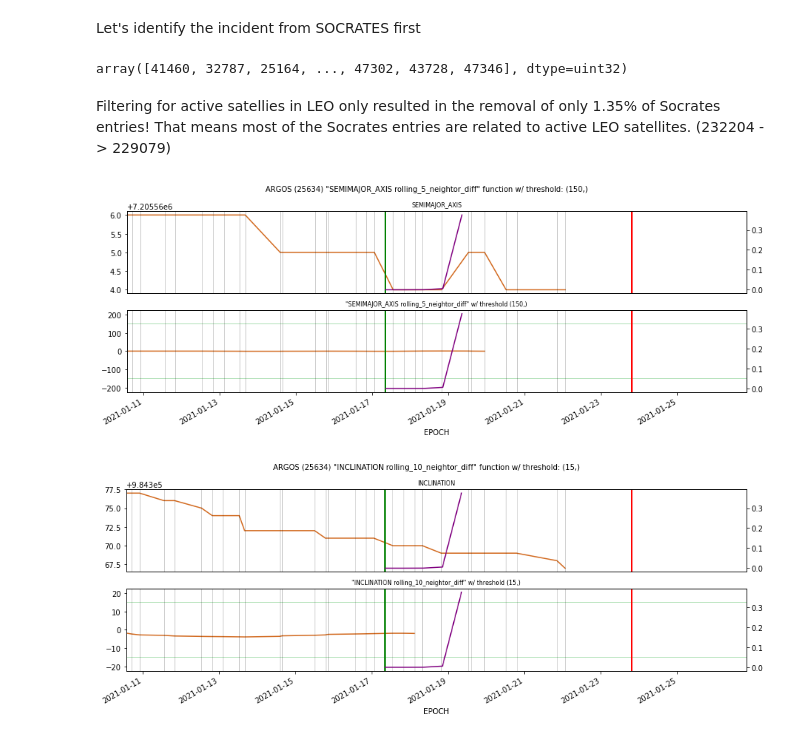
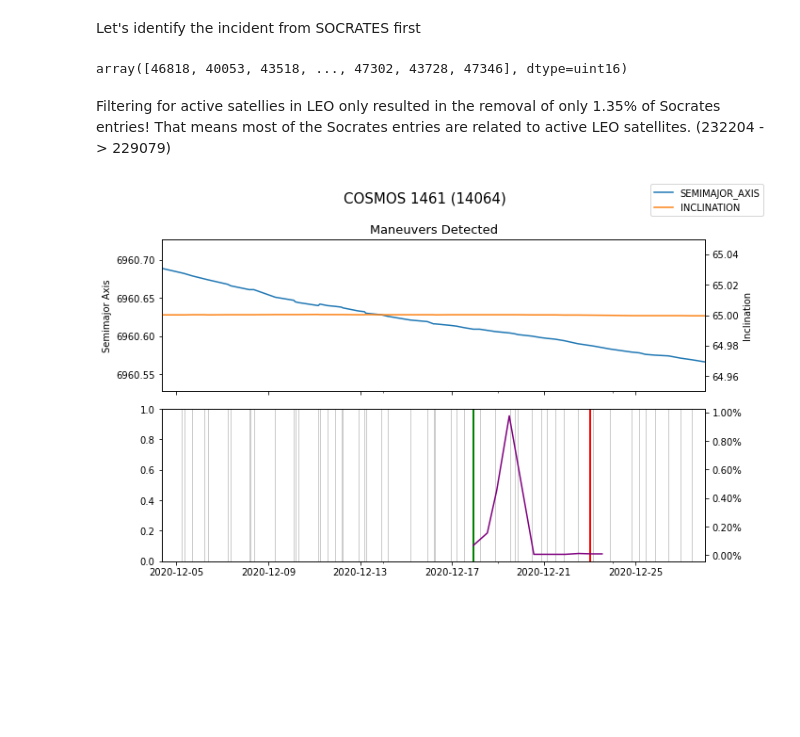
Before and after one commit to mads-hatters/SIADS-591-Orbital-Congestion, a Jupyter notebook: playground/tim_detect_maneuver/detect_maneuver_from_socrates_suggestions.ipynb, the cells around one changed output. Saved outputs shown, nothing was run; the diff lists cells and outputs as text; code cells hidden in the pictures; blank space fills up the shorter version.

Commit message:
Socrates RMM generate and update maneuver image generate

```diff
--- a/playground/tim_detect_maneuver/detect_maneuver_from_socrates_suggestions.ipynb
+++ b/playground/tim_detect_maneuver/detect_maneuver_from_socrates_suggestions.ipynb
@@ -108,14 +102,14 @@ socrates['tca_rounded'] = socrates['tca_time'].dt.round('30min')
 
 # socrates
 # %%
-path = f'../../../siads591 data/payload_maneuver_pkl/all.pkl' # path to the data file
-active_satellites = pd.read_pickle(path).reset_index()
-active_satellites = active_satellites[active_satellites.EPOCH > "2020-11-01"]
-unique_active_satellites = active_satellites.NORAD_CAT_ID.unique()
+path = f'../../../siads591 data/filtered_raw/payload.pkl.gz' # path to the data file
+df = pd.read_pickle(path, compression="gzip")
+
+unique_active_satellites = df[df.index > "2020-11-01"].NORAD_CAT_ID.unique()
 # %%
 unique_active_satellites
 # %% [output]
-array([41460, 32787, 25164, ..., 47302, 43728, 47346], dtype=uint32)
+array([46818, 40053, 43518, ..., 47302, 43728, 47346], dtype=uint16)
 # %% [markdown]
 Filtering for active satellies in LEO only resulted in the removal of only 1.35% of Socrates entries! That means most of the Socrates entries are related to active LEO satellites. (232204 -> 229079)
 # %%
@@ -141,47 +135,58 @@ active_socrates = active_socrates.sort_values(by="max_prob", ascending=False)
 # each row represents an active satellite in an event, sorted by max max_prob
 it = active_socrates.iterrows()
 # %%
-maneuver_functions = [
-    ("SEMIMAJOR_AXIS", "rolling_5_neightor_diff", lambda x:x.rolling(5, min_periods=1).mean().shift(-4) - x.rolling(5, min_periods=1).mean(), [150]),
-    ("INCLINATION", "rolling_10_neightor_diff", lambda x:x.rolling(10, min_periods=1).mean().shift(-9) - x.rolling(10, min_periods=1).mean(), [15]),
-]
+combined_maneuver_functions = {
+    'INCLINATION': [
+        ("rolling_10_neightor_diff", lambda x:x.rolling(10, min_periods=1).mean().shift(-9) - x.rolling(10, min_periods=1).mean(), [0.008]),
+    ],
+    'SEMIMAJOR_AXIS': [
+        ("rolling_3_neightor_diff", lambda x:x.rolling(3, min_periods=1).mean().shift(-2) - x.rolling(3, min_periods=1).mean(), [0.025]),
+    ],
+}
 # %%
 # loop them 1 by 1 manually
 while True:
     row = next(it)[1]
     if row["max_prob"] < 0.005:
         break
     norad_id = row['norad_id']
     tca_r = row['tca_r']
 
     soc_data = socrates[((socrates.sat1_norad == norad_id) | (socrates.sat2_norad == norad_id)) & (socrates.tca_rounded == tca_r)].drop_duplicates(subset=["extract_date"]).sort_values(by="extract_date").copy()
+    if len(soc_data) <= 1:
+        continue
     # display(soc_data)
 
-    sat = active_satellites[active_satellites.NORAD_CAT_ID == norad_id].copy()
+    sat = df[df.NORAD_CAT_ID == norad_id].reset_index().copy()
     sat = sat.drop_duplicates(subset=["EPOCH"])
-    sat = sat.set_index("EPOCH")[['SEMIMAJOR_AXIS','INCLINATION']]
-    # sat['INCLINATION'] = sat['INCLINATION'].astype(np.float64) / 10000
-    # sat['SEMIMAJOR_AXIS'] = sat['SEMIMAJOR_AXIS'].astype(np.float64) / 10000
+    sat = sat.set_index("EPOCH")[['SEMIMAJOR_AXIS_x1000','INCLINATION_x10000']]
+    sat = sat.loc[(sat.index > (soc_data.extract_date.min() - pd.Timedelta("14 days"))) & (sat.index < (soc_data.tca_time.mean() + pd.Timedelta("5 days")))]
 
-    sat = sat.loc[(sat.index > (soc_data.extract_date.min() - pd.Timedelta("7 days"))) & (sat.index < (soc_data.tca_time.mean() + pd.Timedelta("3 days")))]
-    sat["SEMIMAJOR_AXIS"] = sat["SEMIMAJOR_AXIS"].astype(pd.Int32Dtype())
-    sat["INCLINATION"] = sat["INCLINATION"].astype(pd.Int32Dtype())
-    # display(sat)
+    sat['INCLINATION'] = sat['INCLINATION_x10000'].astype(np.float64) / 10000
+    sat['SEMIMAJOR_AXIS'] = sat['SEMIMAJOR_AXIS_x1000'].astype(np.float64) / 1000
+    sat = sat[['INCLINATION','SEMIMAJOR_AXIS']]
 
+    import importlib
+    import detect_maneuver # put it in a .py so it can be used by the SOCRATES detection part also
+    importlib.reload(detect_maneuver);
+
+#     display(sat)
     probs = soc_data[['max_prob','extract_date']].set_index("extract_date")
+#     display(probs)
 
-    fixed = remove_strange_data(sat)
-    maneuver_results = find_maneuvers(fixed, maneuver_functions)
-    stuff = (fixed, maneuver_results, f'{satcat.loc[(satcat.NORAD_CAT_ID == norad_id),"SATNAME"].values[0]} ({norad_id}) ')
-    all_axes = plot_maneuvers((soc_data.tca_time.mean() + pd.Timedelta("3 days")), *stuff)
-    plot_extra_lines([e for s in all_axes for e in s], sat, probs, soc_data)
+    fixed = detect_maneuver.remove_strange_data(sat)
+    maneuver_results, combined_results = detect_maneuver.find_maneuvers(fixed, combined_maneuver_functions)
 
-    for axes in all_axes:
-        f = f'{"{0:.3g}".format(row["max_prob"]*100).replace(".","_")}% {satcat.loc[(satcat.NORAD_CAT_ID == norad_id),"SATNAME"].values[0]} ({norad_id}) {axes[0].get_title()}'
-        axes[0].get_figure().savefig(f'png output/{f}.png', facecolor='white', transparent=False)
+    stuff = (fixed, combined_results, f'{satcat.loc[(satcat.NORAD_CAT_ID == norad_id),"SATNAME"].values[0]} ({norad_id}) ')
+    fig, ax = plt.subplots(2,1, squeeze=True, figsize=(10,7), sharex=True)
+    detect_maneuver.plot_combined_maneuvers(fig, ax[0], *stuff)
+    fig.tight_layout(pad=1.5)
+    fig.set_facecolor("white")
+    fig.legend()
+    detect_maneuver.plot_extra_lines(ax[1],sat,probs,soc_data)
 
-#     break # turn on break to display them 1 by 1 in the notebook
+    break # turn on break to display them 1 by 1 in the notebook
+    fig.savefig(f'png output/{f}.png', facecolor='white', transparent=False)
     plt.close()
 # %% [output]
-[figure, old version]
+[figure, new version]
-[figure, removed]
```
Also changed, not shown: parts of 2 cells of this notebook, 17 other files.
